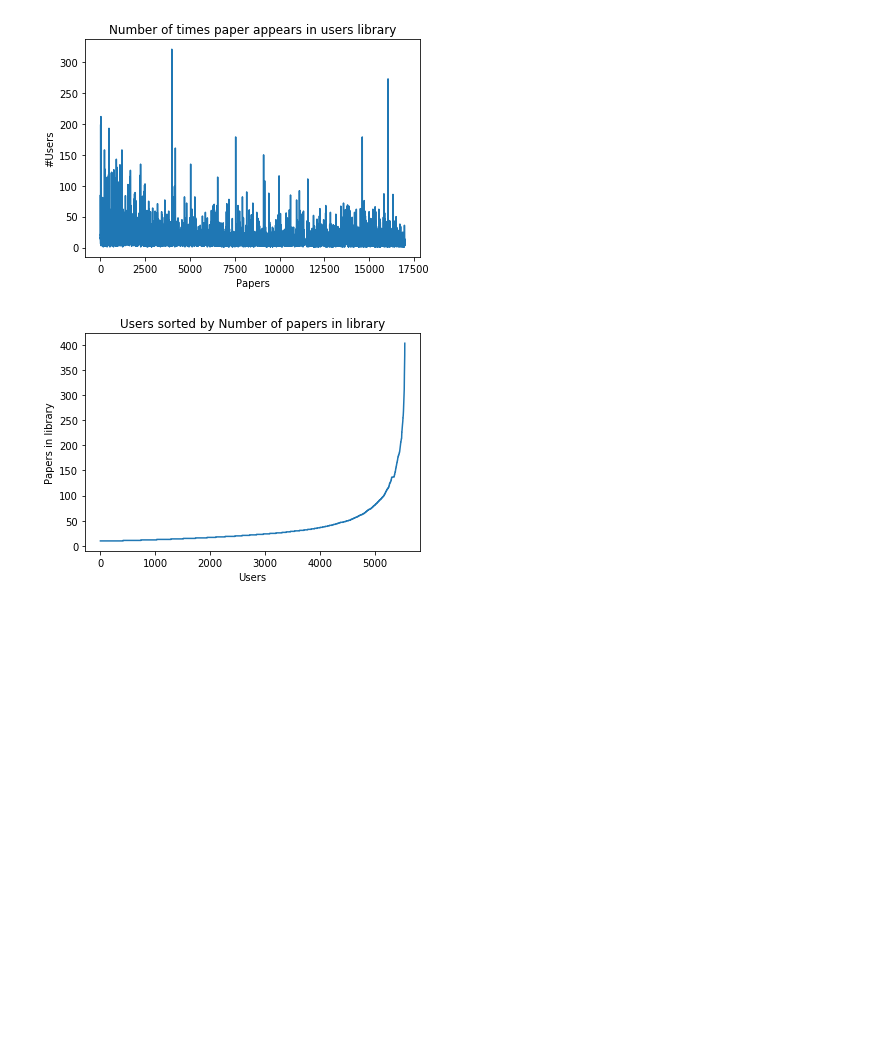
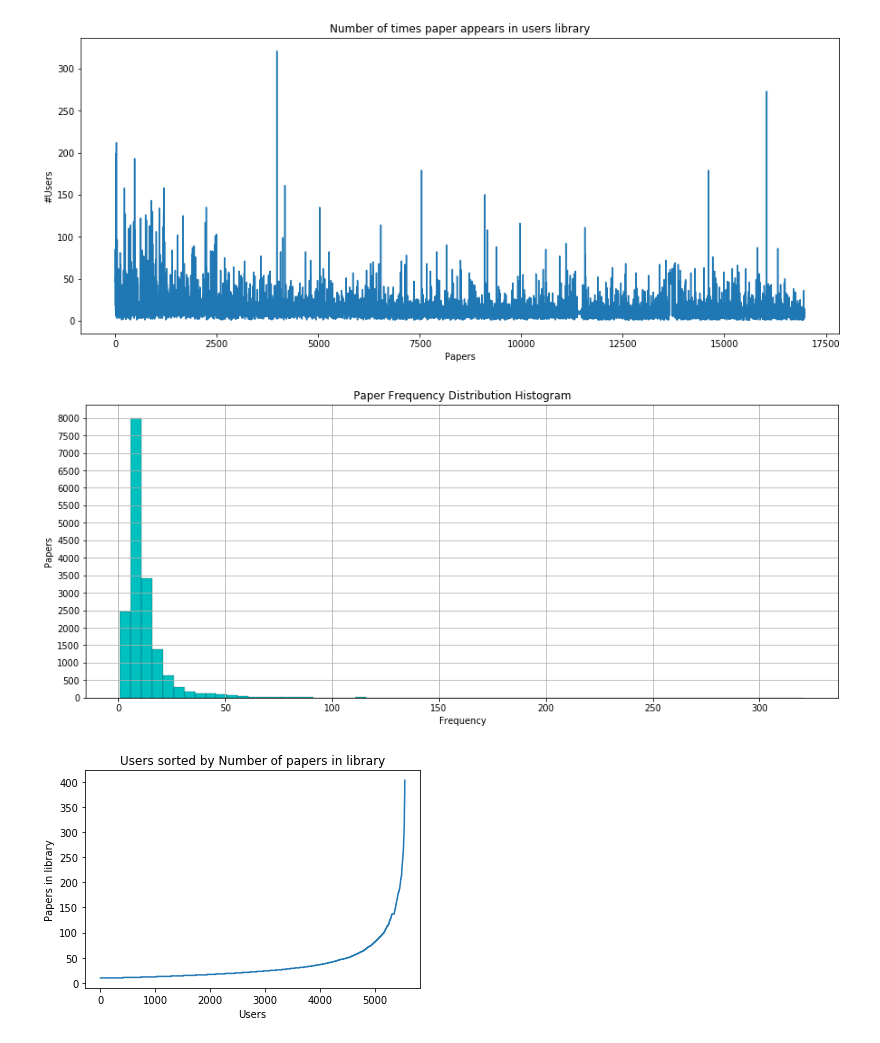
Before and after one commit to midNight-jam/CMPE295B_Recommendation_System_for_Scietific_Literature, a Jupyter notebook: neural_network_exp/visualization.ipynb, the cells around one changed output. Saved outputs shown, nothing was run; the diff lists cells and outputs as text; code cells hidden in the pictures; blank space fills up the shorter version.

```diff
--- a/neural_network_exp/visualization.ipynb
+++ b/neural_network_exp/visualization.ipynb
@@ -15,17 +28,28 @@ plt.show()
 # %%
 import numpy as np
 import matplotlib.pyplot as plt
 import data
-
 mat = data.read_and_create_paper_UserLibFreqCount()
 
-plt.plot(mat)
+plt.figure(1, figsize=(15, 6))
 plt.xlabel('Papers')
 plt.ylabel('#Users')
 plt.title('Number of times paper appears in users library')
+plt.plot(mat)
+
+plt.figure(2, figsize=(15, 6))
+binwidth = 5
+bins=np.arange(min(mat), max(mat) + binwidth, binwidth)
+plt.hist(mat,bins, color='c', edgecolor='black', linewidth=0.2)
+plt.title('Paper Frequency Distribution Histogram'.format(binwidth))
+plt.grid(True)
+plt.yticks(np.arange(0, 8500, step=500))
+plt.xlabel('Frequency')
+plt.ylabel('Papers')
 plt.show()
 # %% [output]
-[figure, old version]
+[figure, new version]
+[figure, added]
 # %%
 import numpy as np
 import matplotlib.pyplot as plt
```
Also changed, not shown: parts of 4 cells of this notebook, 2 other files.
